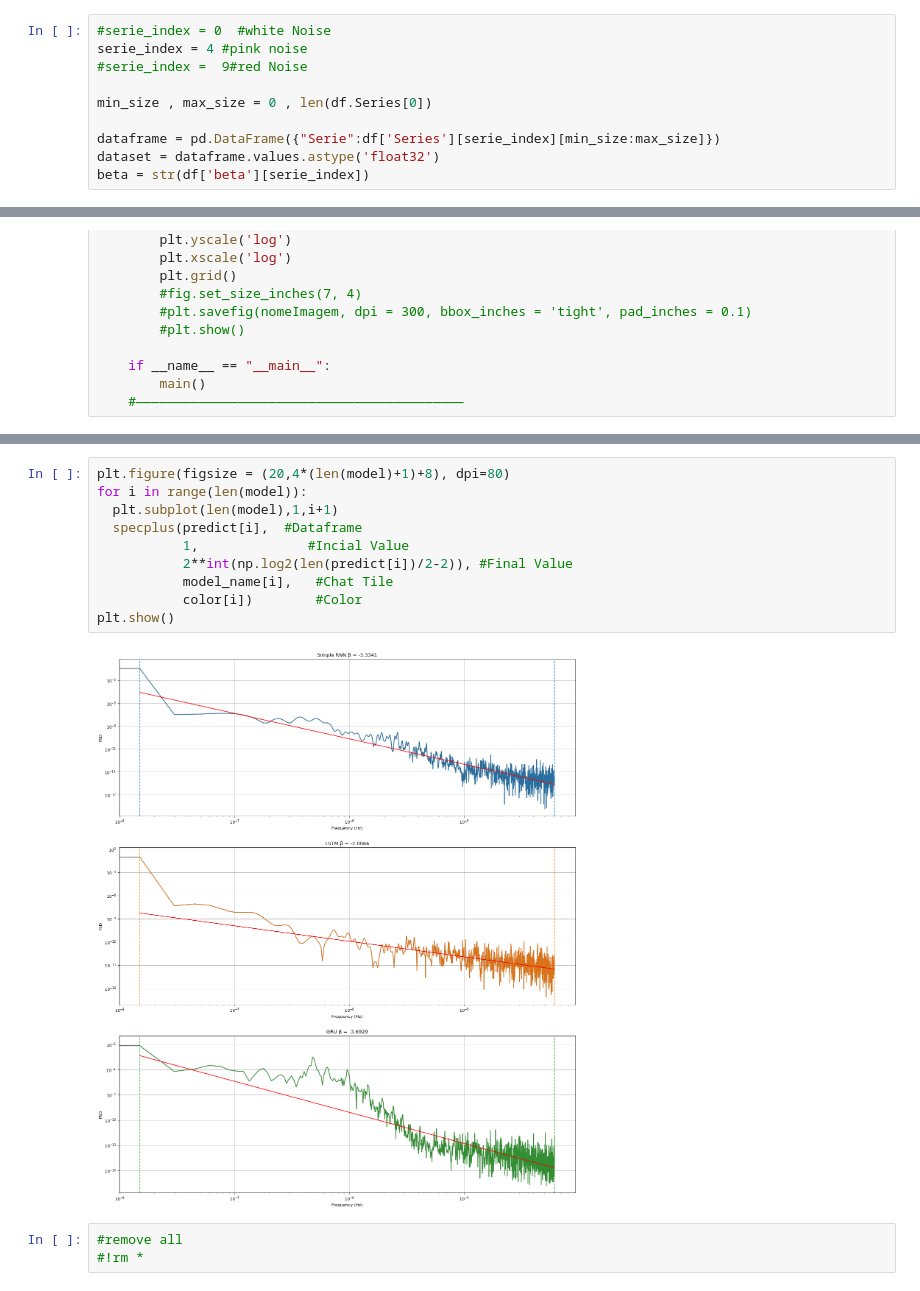
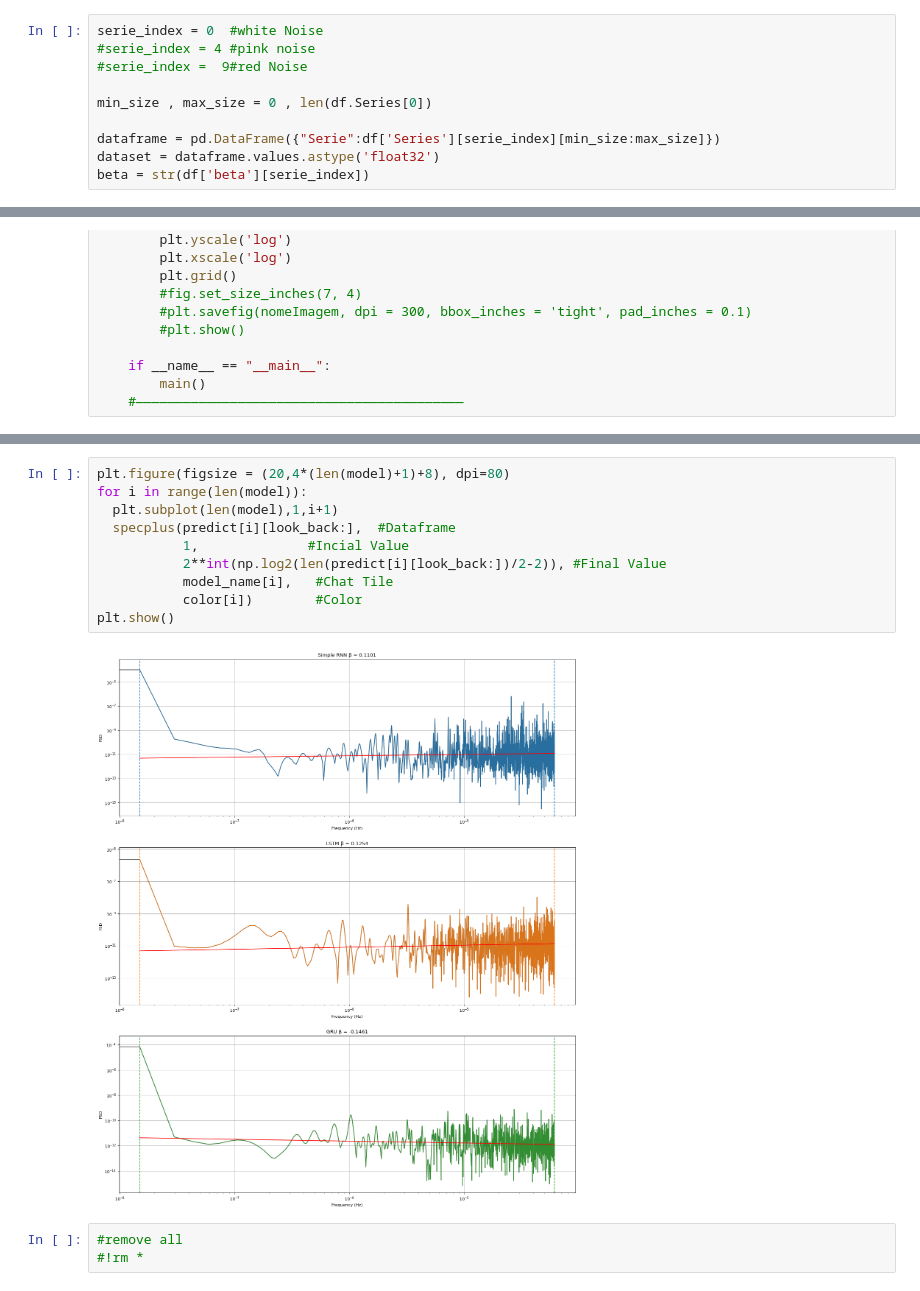
Before and after one commit to barauna-lo/Colored_Noise, a Jupyter notebook: RNN_For_1D_Colored_Noise.ipynb, the cells around one changed output, grey strips where cells are left out. Saved outputs shown, nothing was run; the diff lists cells and outputs as text.

```diff
--- a/RNN_For_1D_Colored_Noise.ipynb
+++ b/RNN_For_1D_Colored_Noise.ipynb
@@ -92,6 +95,6 @@ Text(0, 0.5, 'Amplitude')
 # %%
-#serie_index = 0  #white Noise
-serie_index = 4 #pink noise
+serie_index = 0  #white Noise
+#serie_index = 4 #pink noise
 #serie_index =  9#red Noise
 
 min_size , max_size = 0 , len(df.Series[0])
@@ -594,15 +536,15 @@ plt.show()
 # %%
 plt.figure(figsize = (20,4*(len(model)+1)+8), dpi=80)
 for i in range(len(model)):
   plt.subplot(len(model),1,i+1)
-  specplus(predict[i],  #Dataframe
+  specplus(predict[i][look_back:],  #Dataframe
            1,              #Incial Value
-           2**int(np.log2(len(predict[i])/2-2)), #Final Value
+           2**int(np.log2(len(predict[i][look_back:])/2-2)), #Final Value
            model_name[i],   #Chat Tile
            color[i])        #Color
 plt.show()
 # %% [output]
-[figure, old version]
+[figure, new version]
 # %%
 #remove all
 #!rm *
```
Also changed, not shown: parts of 12 cells of this notebook.
